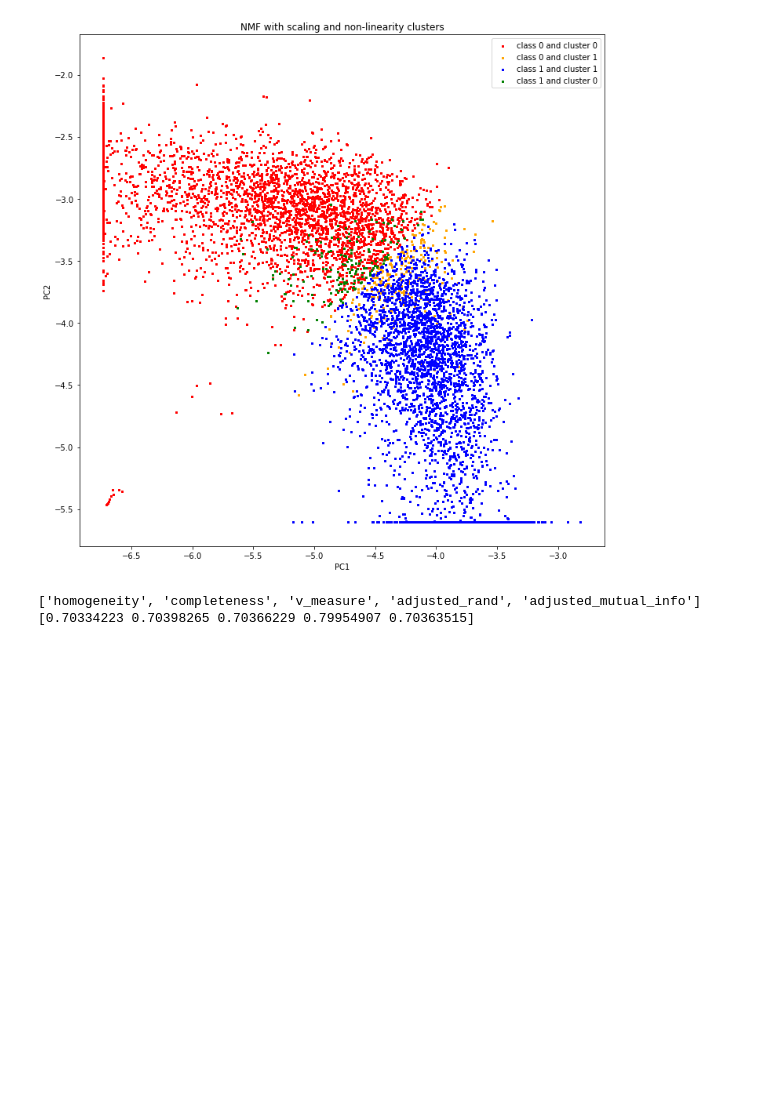
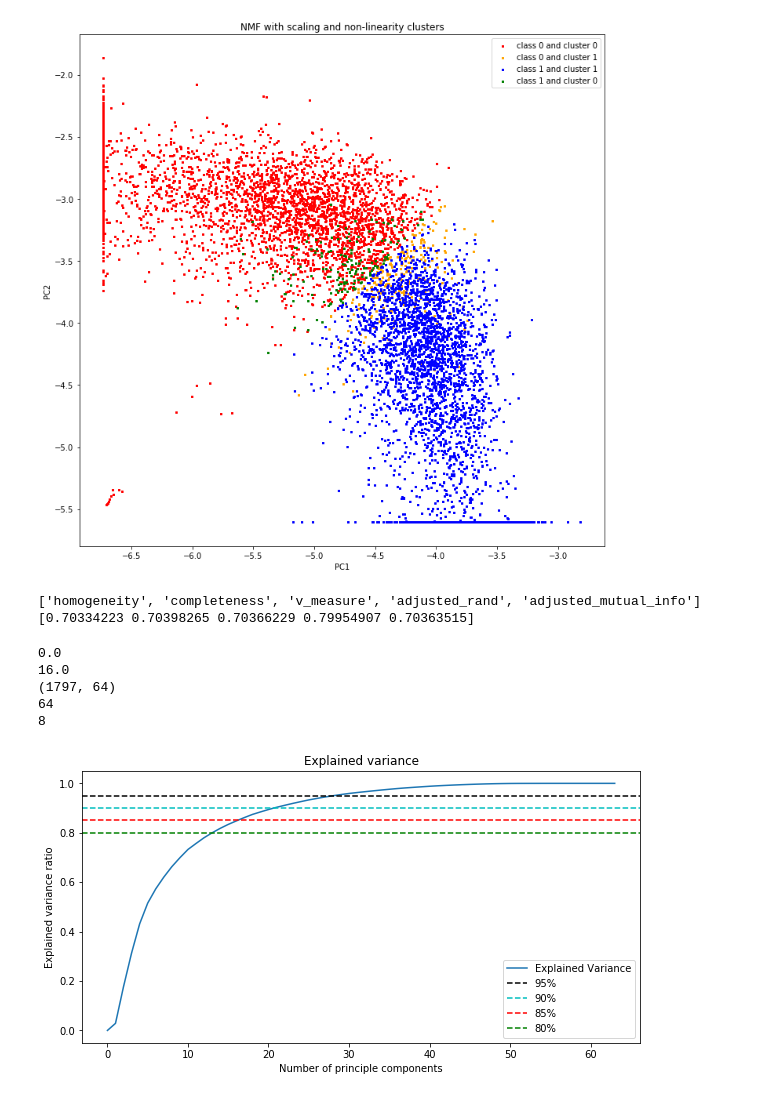
Before and after one commit to sbauersfeld/ECE219, a Jupyter notebook: Project2/project2.ipynb, the cells around one changed output. Cells and saved outputs as stored; diff of their text form; code cells hidden in the pictures; blank space fills up the shorter version.

```diff
--- a/Project2/project2.ipynb
+++ b/Project2/project2.ipynb
@@ -254,0 +241,43 @@ def Kmeans_w_other(x_train, x_test, y_train, y_test, model):
+# %%
+# mnist = fetch_openml('mnist_784')
+data = load_digits()
+mnist = load_digits()
+# %%
+print(np.min(mnist.data))
+print(np.max(mnist.data))
+print(np.shape(mnist.data))
+mnist.data = data.data*255/16
+feature_no = np.shape(mnist.data)[1]
+print(feature_no)
+image_size = int(np.sqrt(feature_no))
+print(image_size)
+# %% [output]
+0.0
+16.0
+(1797, 64)
+64
+8
+# %%
+def PerformLSA2(dataset, r=10000, plot_variance=False):
+    svd = TruncatedSVD(n_components=r, random_state=0)
+    dataset = svd.fit_transform(dataset)
+    if plot_variance:
+        plt.figure(figsize=(10, 5))
+        accum = np.zeros(r+1)
+        for i in range(r):
+            accum[i+1] += accum[i] + svd.explained_variance_ratio_[i]
+        plt.plot(range(r+1), accum, label='Explained Variance')
+        plt.title("Explained variance")
+        plt.xlabel("Number of principle components")
+        plt.ylabel("Explained variance ratio")
+        plt.axhline(y = .95, color='k', linestyle='--',label='95%')
+        plt.axhline(y = .90, color='c', linestyle='--',label='90%')
+        plt.axhline(y = .85, color='r', linestyle='--',label='85%')
+        plt.axhline(y = .80, color='g', linestyle='--',label='80%')
+        plt.legend(loc='best')
+        plt.show()
+    return dataset
+
+dataset_LSA = PerformLSA2(mnist.data,r=feature_no-1, plot_variance=True)
+# %% [output]
+[figure, added]
```
Also changed, not shown: parts of 14 cells of this notebook.
